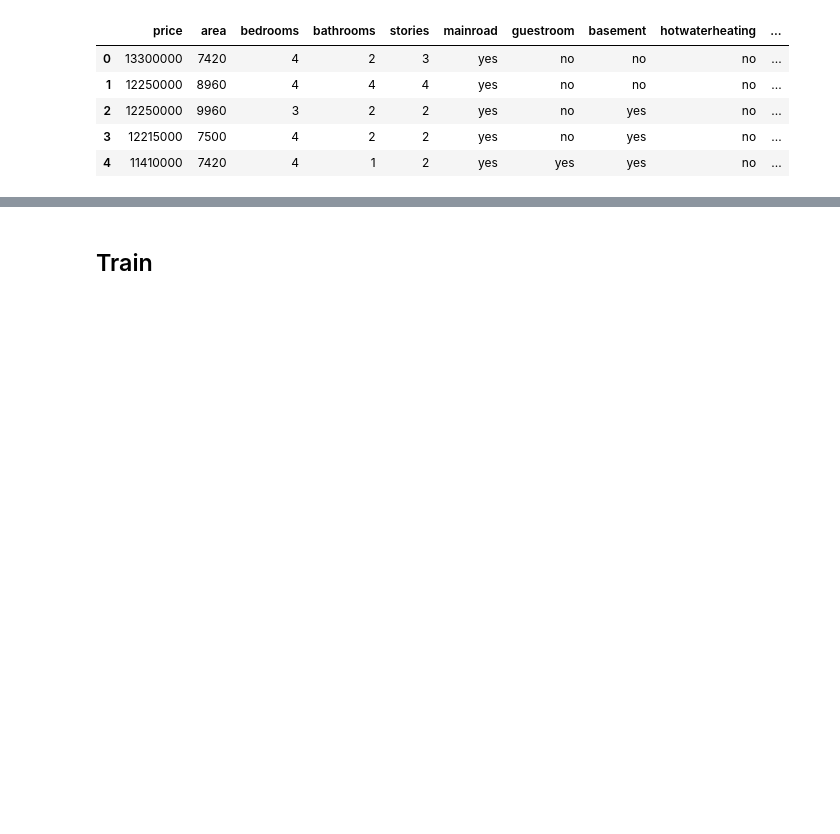
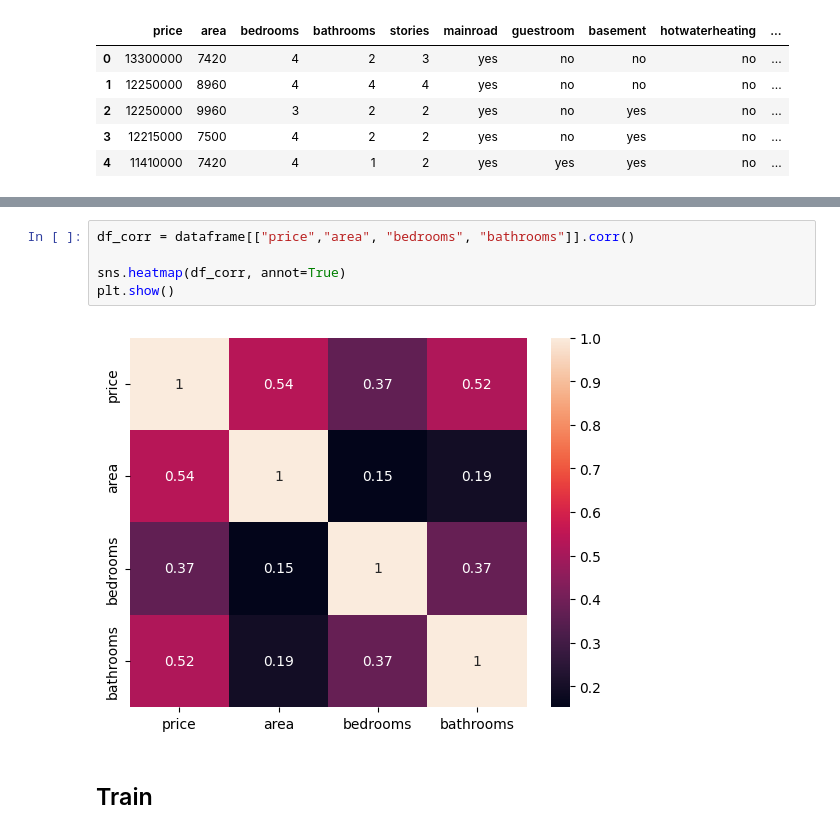
Before and after one commit to tarsweb-Python-GOIT/DS-HW, a Jupyter notebook: hw-03.ipynb, the cells around one changed output, grey strips where cells are left out. Saved outputs shown, nothing was run; the diff lists cells and outputs as text; blank space fills up the shorter version.

Commit message:
add corr

```diff
--- a/hw-03.ipynb
+++ b/hw-03.ipynb
@@ -154,3 +164,10 @@ dataframe.plot(x="area", y="price", kind="scatter", figsize=(15,5))
+# %%
+df_corr = dataframe[["price","area", "bedrooms", "bathrooms"]].corr()
+
+sns.heatmap(df_corr, annot=True)
+plt.show()
+# %% [output]
+[figure, added]
 # %% [markdown]
 ## Train
 # %%
```
Also changed, not shown: parts of 4 cells of this notebook.
